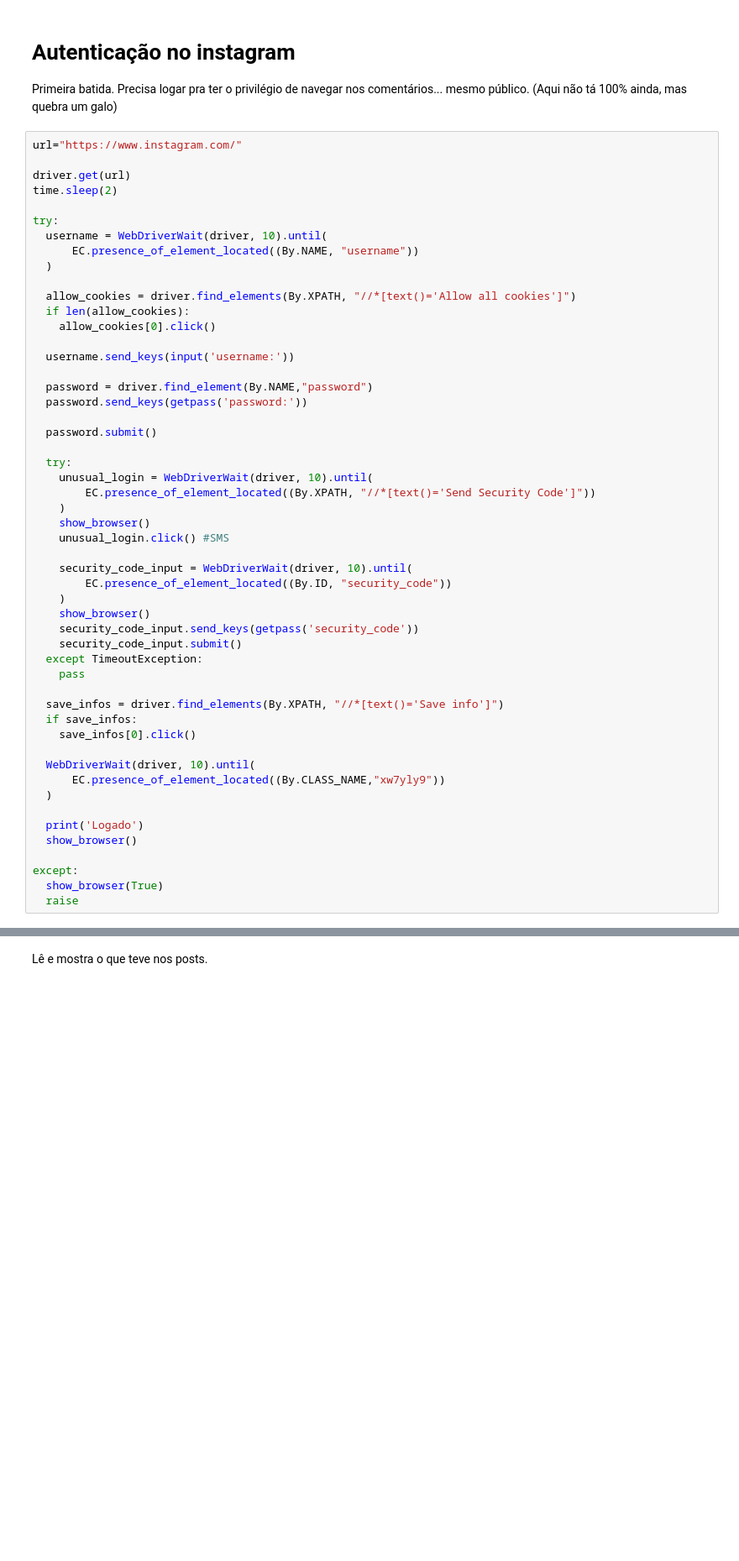
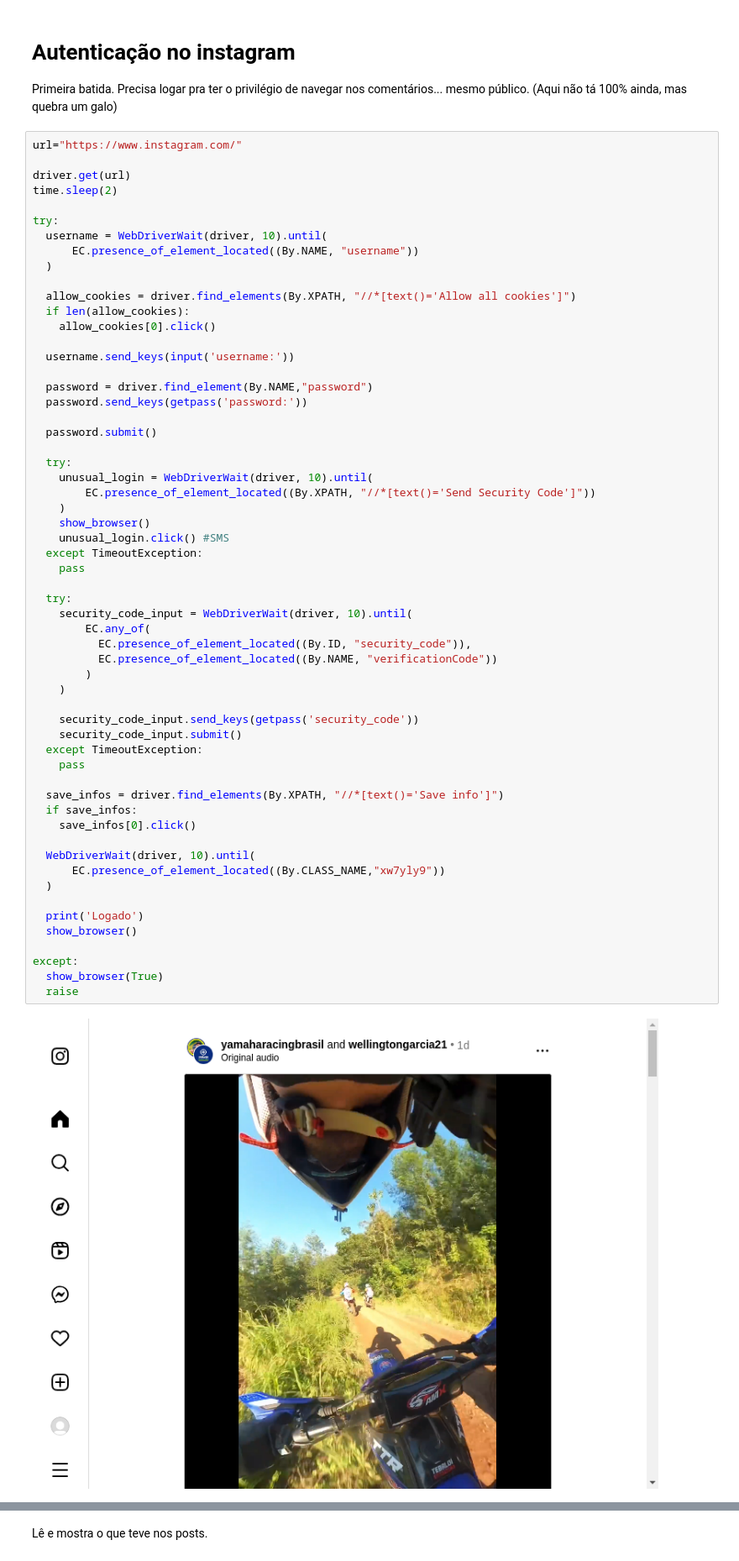
Before and after one commit to jopapo/instagram-post-crawler, a Jupyter notebook: Colab_Instagram_Conti_Motocross.ipynb, the cells around one changed output, grey strips where cells are left out. Shown at 84% size. Drawn from its saved outputs; the diff is of its cells as text; blank space fills up the shorter version.

```diff
--- a/Colab_Instagram_Conti_Motocross.ipynb
+++ b/Colab_Instagram_Conti_Motocross.ipynb
@@ -105,32 +108,39 @@ try:
 
   try:
     unusual_login = WebDriverWait(driver, 10).until(
         EC.presence_of_element_located((By.XPATH, "//*[text()='Send Security Code']"))
     )
     show_browser()
     unusual_login.click() #SMS
+  except TimeoutException:
+    pass
 
+  try:
     security_code_input = WebDriverWait(driver, 10).until(
-        EC.presence_of_element_located((By.ID, "security_code"))
+        EC.any_of(
+          EC.presence_of_element_located((By.ID, "security_code")),
+          EC.presence_of_element_located((By.NAME, "verificationCode"))
+        )
     )
-    show_browser()
+
     security_code_input.send_keys(getpass('security_code'))
     security_code_input.submit()
   except TimeoutException:
     pass
 
   save_infos = driver.find_elements(By.XPATH, "//*[text()='Save info']")
   if save_infos:
     save_infos[0].click()
 
   WebDriverWait(driver, 10).until(
       EC.presence_of_element_located((By.CLASS_NAME,"xw7yly9"))
   )
 
   print('Logado')
   show_browser()
 
 except:
   show_browser(True)
   raise
 # %% [output]
+[figure, new version]
```
Also changed, not shown: parts of 12 cells of this notebook.
